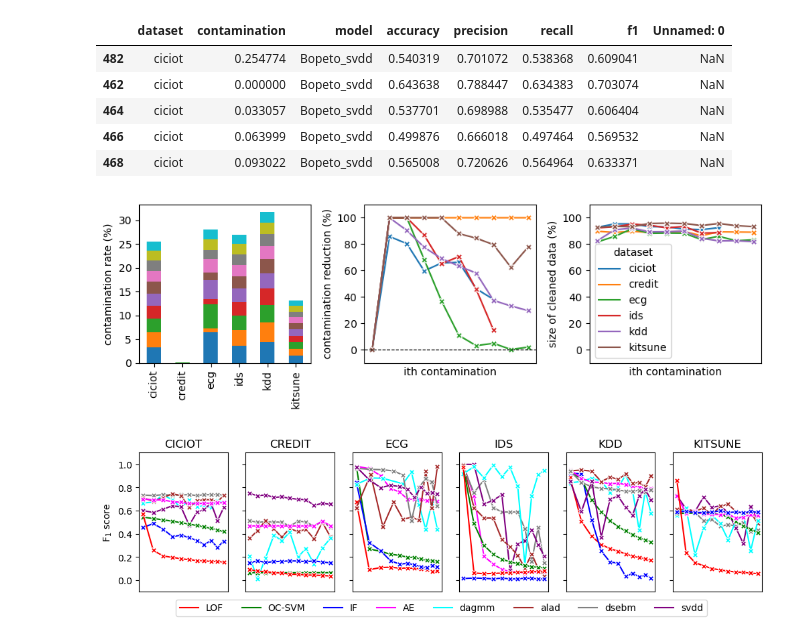
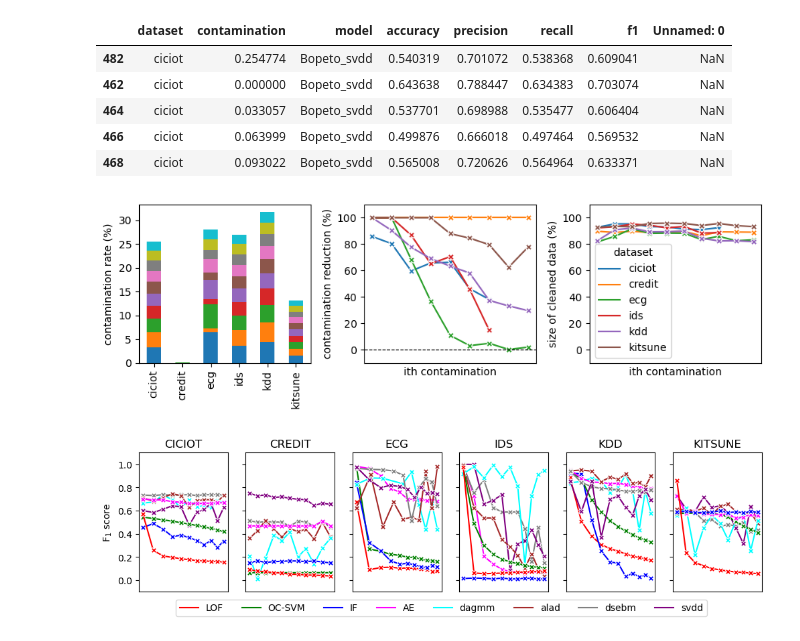
Before and after one commit to jmf-mas/jmf_bopeto, a Jupyter notebook: outputs/plots.ipynb, the cells around one changed output. Saved outputs shown, nothing was run; the diff lists cells and outputs as text; code cells hidden in the pictures.

```diff
--- a/outputs/plots.ipynb
+++ b/outputs/plots.ipynb
@@ -87,3 +87,7 @@ data.head(40)
 | 1 | 48614 | 42011 | 0.048998 | 0.000000 | 0.908700 | kdd | 100.000000 | 1 |
 | 2 | 50996 | 43027 | 0.093419 | 0.008994 | 0.922305 | kdd | 90.372040 | 2 |
 | 3 | 53378 | 42602 | 0.133875 | 0.029905 | 0.893926 | kdd | 77.662286 | 3 |
+# %%
+data_cp = data.copy()
+data_cp = data_cp[data_cp['r1'] != 0]
+data_cp.head(40)
@@ -175,34 +197,34 @@ for i in range(size):
 # %%
 fig, ax = plt.subplots(ncols=3, figsize=(9, 3))
 cond = data['dataset']=='ciciot'
 width = 0.5
 bottom = np.zeros(6)
 for boolean, weight_count in contaminations.items():
     p = ax[0].bar(keys, weight_count, width, label=boolean, bottom=bottom)
     bottom += weight_count
 ax[0].set_ylabel('contamination rate (%)')
 ax[0].legend().remove()
 ax[0].set_xticklabels(keys, rotation=90)
 
 
-sns.lineplot(data=data, x=data.id, y=data.improvement, hue='dataset', ax=ax[1], marker='X')
+sns.lineplot(data=data_cp, x=data_cp.id, y=data_cp.improvement, hue='dataset', ax=ax[1], marker='X')
 #ax.set_title(f'{subplot}'.upper())
 ax[1].set_xlabel('ith contamination')
 ax[2].set_ylabel('size of cleaned data (%)')
 sns.lineplot(data=data, x=data.id, y=100*data.ratio, hue='dataset', ax=ax[2], marker='X')
 ax[2].set_xlabel('ith contamination')
 ax[1].set_ylabel('contamination reduction (%)')
 ax[1].axhline(y=0, color='black', linestyle='--', linewidth=0.8)
 ax[1].legend().remove()
 ax[1].set_xticks([])
 ax[2].set_xticks([])
 ax[1].set_ylim(-10, 110)
 ax[2].set_ylim(-10, 110)
 plt.tight_layout()
 plt.savefig("cleaning_ratio.pdf")
 plt.show()
 # %% [output]
-[figure, old version]
+[figure, new version]
 # %%
 metrics = ["f1", "accuracy", "precision", "recall"]
 color_palette_ = {
```
Also changed, not shown: parts of 1 cell of this notebook, 6 other files.
